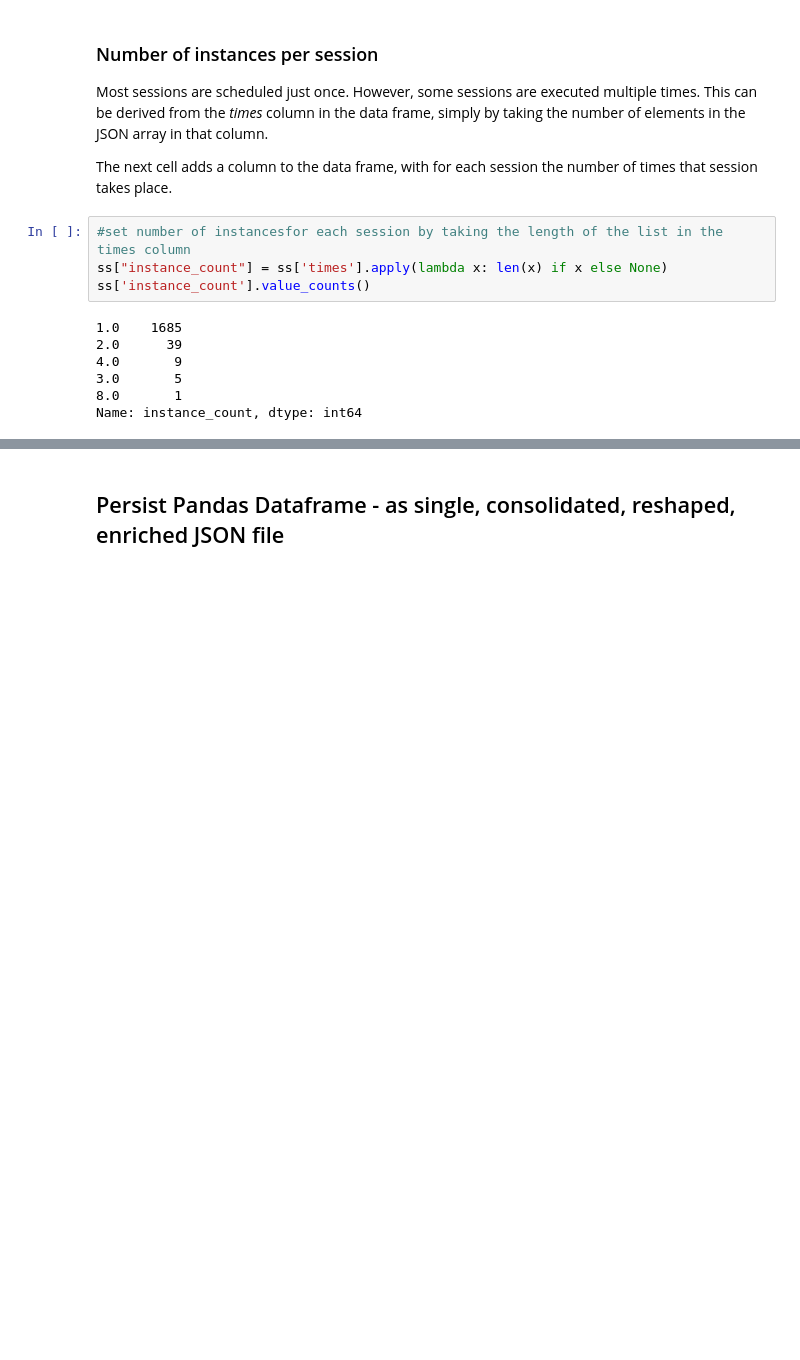
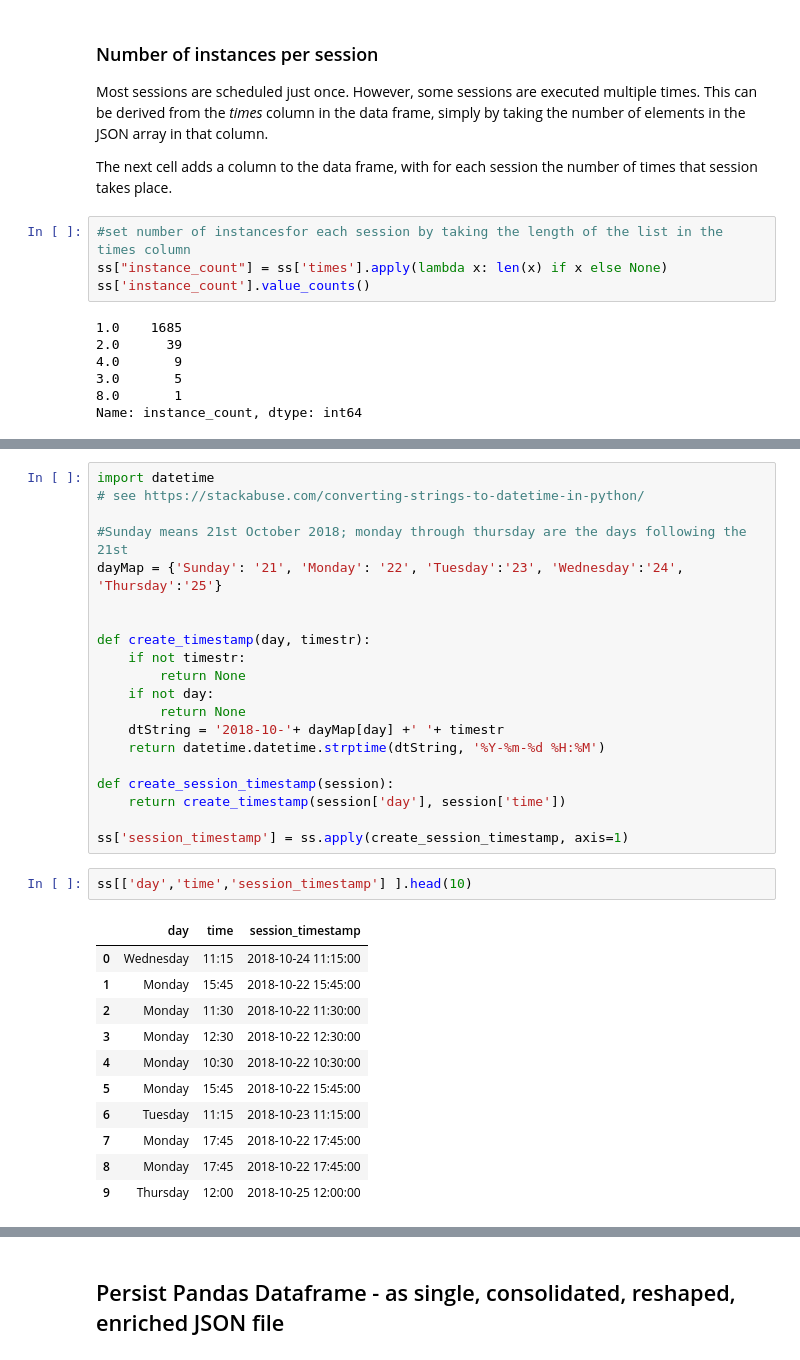
Before and after one commit to lucasjellema/DataAnalytics--IntroductionDataWrangling-JupyterNotebooks, a Jupyter notebook: CaseOfOracleOpenWorld2018/2-OOW2018 Session Catalog - Wrangling I - one single, refined, reshaped file.ipynb, the cells around one changed output, grey strips where cells are left out. Cells and saved outputs as stored; diff of their text form; blank space fills up the shorter version.

```diff
--- a/CaseOfOracleOpenWorld2018/2-OOW2018 Session Catalog - Wrangling I - one single, refined, reshaped file.ipynb
+++ b/CaseOfOracleOpenWorld2018/2-OOW2018 Session Catalog - Wrangling I - one single, refined, reshaped file.ipynb
@@ -747,0 +670,34 @@ Name: catalog, dtype: int64
+# %%
+import datetime
+# see https://stackabuse.com/converting-strings-to-datetime-in-python/
+
+#Sunday means 21st October 2018; monday through thursday are the days following the 21st
+dayMap = {'Sunday': '21', 'Monday': '22', 'Tuesday':'23', 'Wednesday':'24', 'Thursday':'25'}
+
+
+def create_timestamp(day, timestr):
+    if not timestr:
+        return None
+    if not day:
+        return None
+    dtString = '2018-10-'+ dayMap[day] +' '+ timestr
+    return datetime.datetime.strptime(dtString, '%Y-%m-%d %H:%M')
+
+def create_session_timestamp(session):
+    return create_timestamp(session['day'], session['time'])
+
+ss['session_timestamp'] = ss.apply(create_session_timestamp, axis=1)
+# %%
+ss[['day','time','session_timestamp'] ].head(10)
+# %% [output]
+|  | day | time | session_timestamp |
+| 0 | Wednesday | 11:15 | 2018-10-24 11:15:00 |
+| 1 | Monday | 15:45 | 2018-10-22 15:45:00 |
+| 2 | Monday | 11:30 | 2018-10-22 11:30:00 |
+| 3 | Monday | 12:30 | 2018-10-22 12:30:00 |
+| 4 | Monday | 10:30 | 2018-10-22 10:30:00 |
+| 5 | Monday | 15:45 | 2018-10-22 15:45:00 |
+| 6 | Tuesday | 11:15 | 2018-10-23 11:15:00 |
+| 7 | Monday | 17:45 | 2018-10-22 17:45:00 |
+| 8 | Monday | 17:45 | 2018-10-22 17:45:00 |
+| 9 | Thursday | 12:00 | 2018-10-25 12:00:00 |
```
Also changed, not shown: parts of 35 cells of this notebook, 1 other file.
